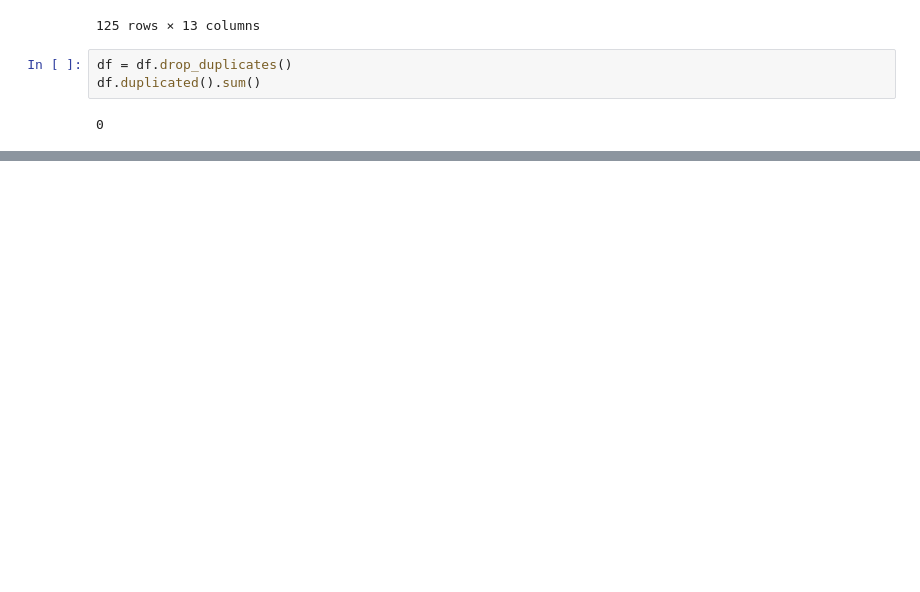
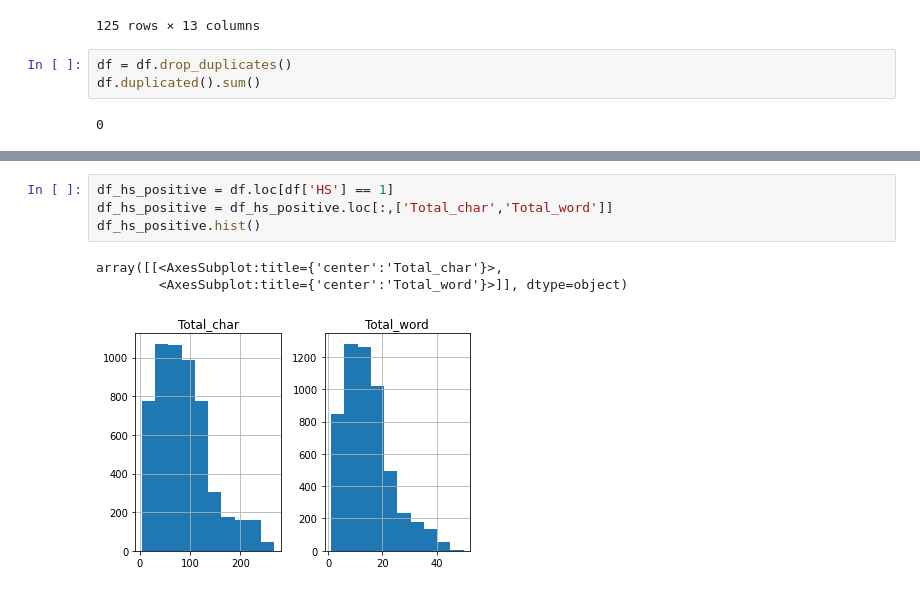
Before and after one commit to numbstudent/datacleansing_flask, a Jupyter notebook: eda.ipynb, the cells around one changed output, grey strips where cells are left out. Drawn from its saved outputs; the diff is of its cells as text; blank space fills up the shorter version.

```diff
--- a/eda.ipynb
+++ b/eda.ipynb
@@ -188,0 +369,8 @@ Name: Cleaned, Length: 13044, dtype: object
+# %%
+df_hs_positive = df.loc[df['HS'] == 1]
+df_hs_positive = df_hs_positive.loc[:,['Total_char','Total_word']]
+df_hs_positive.hist()
+# %% [output]
+array([[<AxesSubplot:title={'center':'Total_char'}>,
+        <AxesSubplot:title={'center':'Total_word'}>]], dtype=object)
+[figure, added]
```
Also changed, not shown: parts of 49 cells of this notebook.
